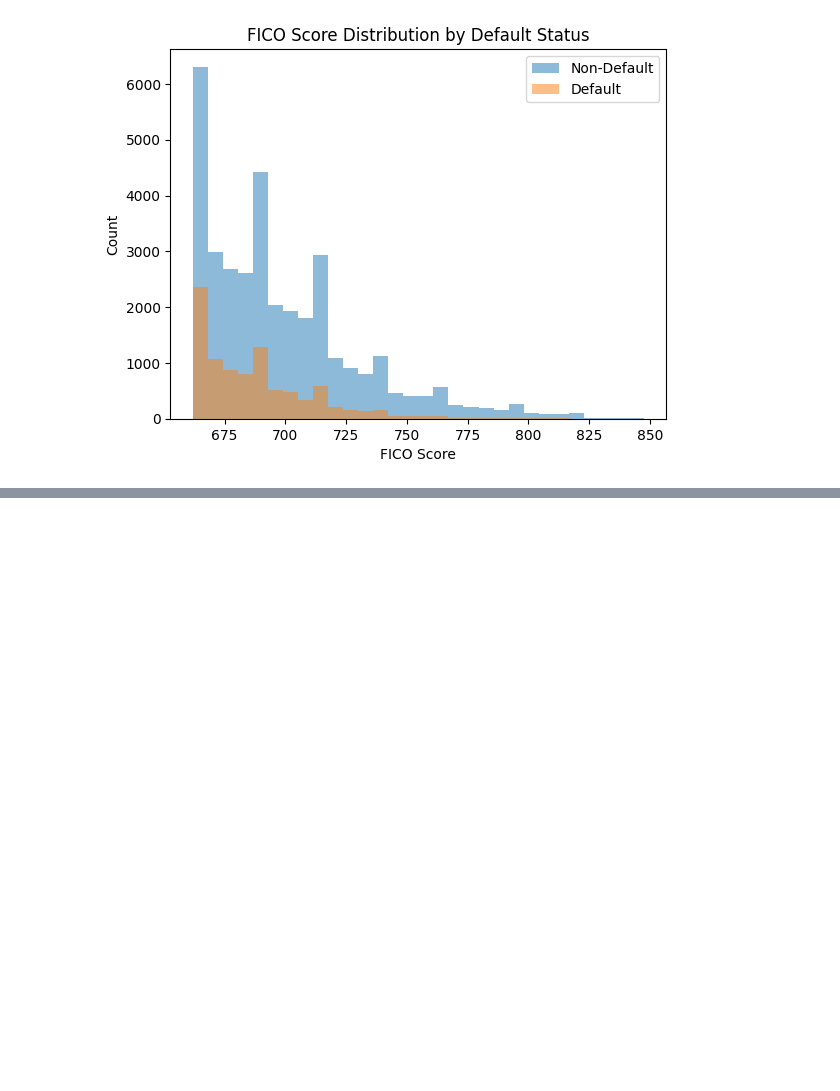
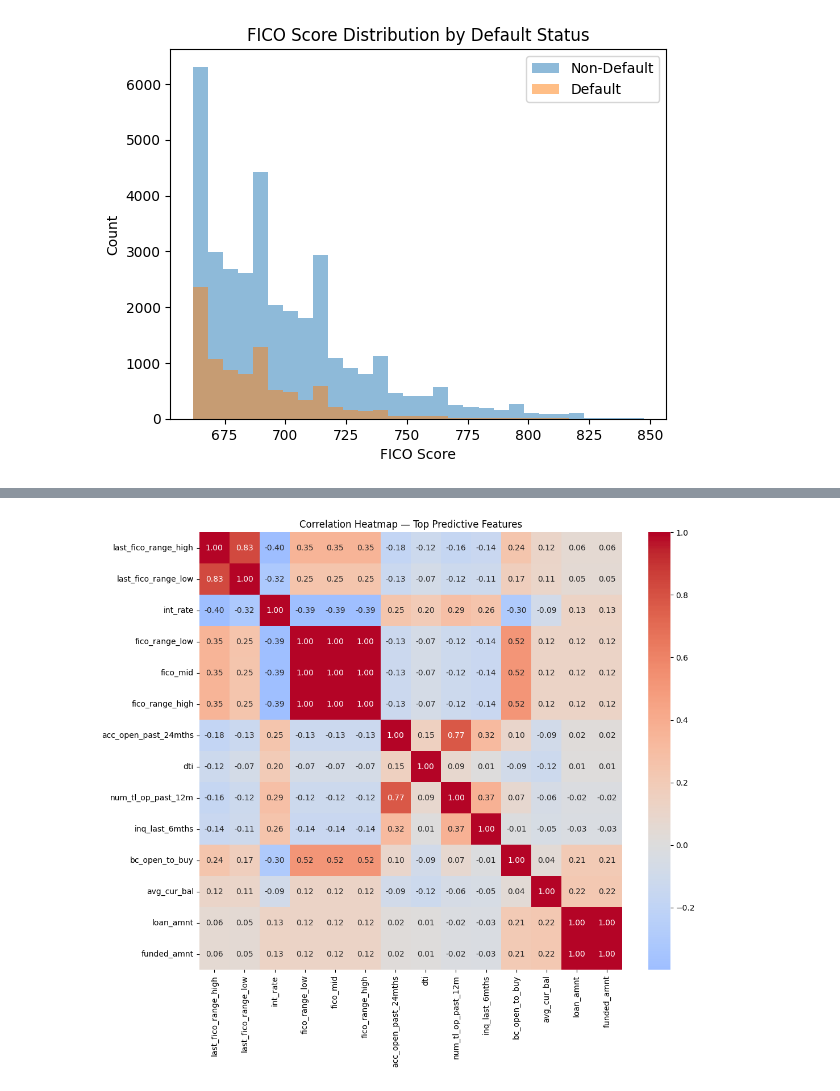
Before and after one commit to arhamelaskar21/credit-risk-intelligence, a Jupyter notebook: credit-risk-system/notebooks/01_eda.ipynb, the cells around one changed output, grey strips where cells are left out. Drawn from its saved outputs; the diff is of its cells as text; code cells hidden in the pictures; blank space fills up the shorter version.

```diff
--- a/credit-risk-system/notebooks/01_eda.ipynb
+++ b/credit-risk-system/notebooks/01_eda.ipynb
@@ -348,0 +357,3 @@ plt.show()
+# %%
+target_corr = corr_matrix['target'].abs().sort_values(ascending=False)
+print(target_corr.head(15))
@@ -348,0 +377,3 @@ plt.show()
+# %%
+top_features = target_corr.head(15).index.tolist()
+top_features
@@ -348,0 +396,9 @@ plt.show()
+# %%
+top_features.remove('target')
+# %%
+plt.figure(figsize=(12, 10))
+sns.heatmap(df[top_features].corr(), annot=True, fmt='.2f', cmap='coolwarm', center=0)
+plt.title('Correlation Heatmap — Top Predictive Features')
+plt.show()
+# %% [output]
+[figure, added]
```
Also changed, not shown: parts of 35 cells of this notebook, 4 other files.
